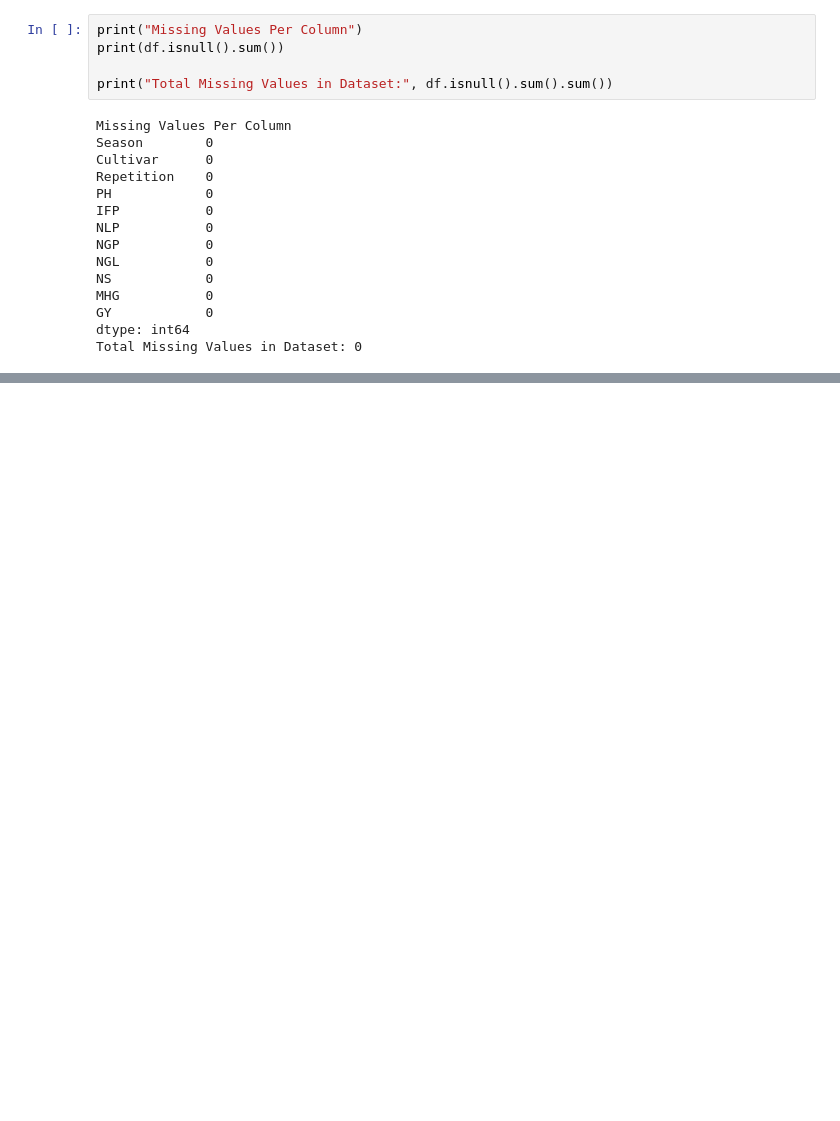
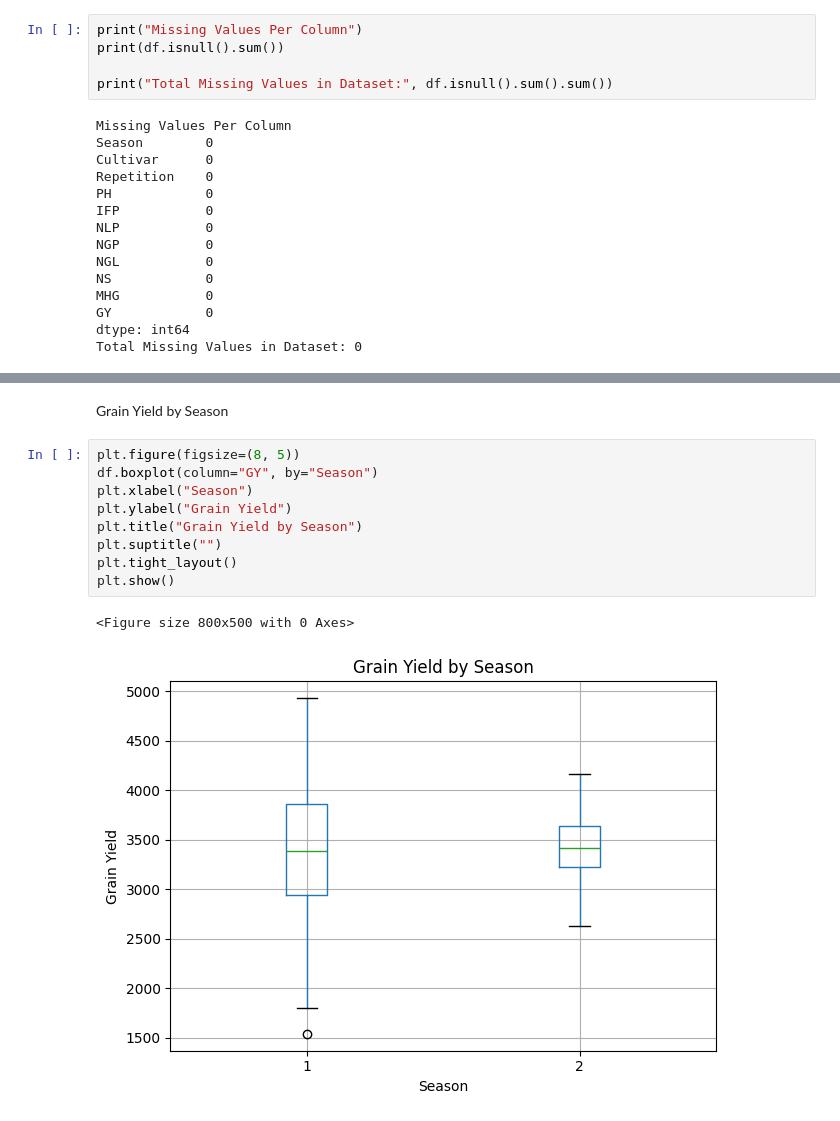
Before and after one commit to Danti3341/Summer-Repeat-CA---July-2026-DUE-DATE-26-, a Jupyter notebook: ML_HDipData.ipynb, the cells around one changed output, grey strips where cells are left out. Cells and saved outputs as stored; diff of their text form; blank space fills up the shorter version.

```diff
--- a/ML_HDipData.ipynb
+++ b/ML_HDipData.ipynb
@@ -60,0 +73,14 @@ Total Missing Values in Dataset: 0
+# %% [markdown]
+Grain Yield by Season
+# %%
+plt.figure(figsize=(8, 5))
+df.boxplot(column="GY", by="Season")
+plt.xlabel("Season")
+plt.ylabel("Grain Yield")
+plt.title("Grain Yield by Season")
+plt.suptitle("")
+plt.tight_layout()
+plt.show()
+# %% [output]
+<Figure size 800x500 with 0 Axes>
+[figure, added]
```
Also changed, not shown: parts of 6 cells of this notebook.
